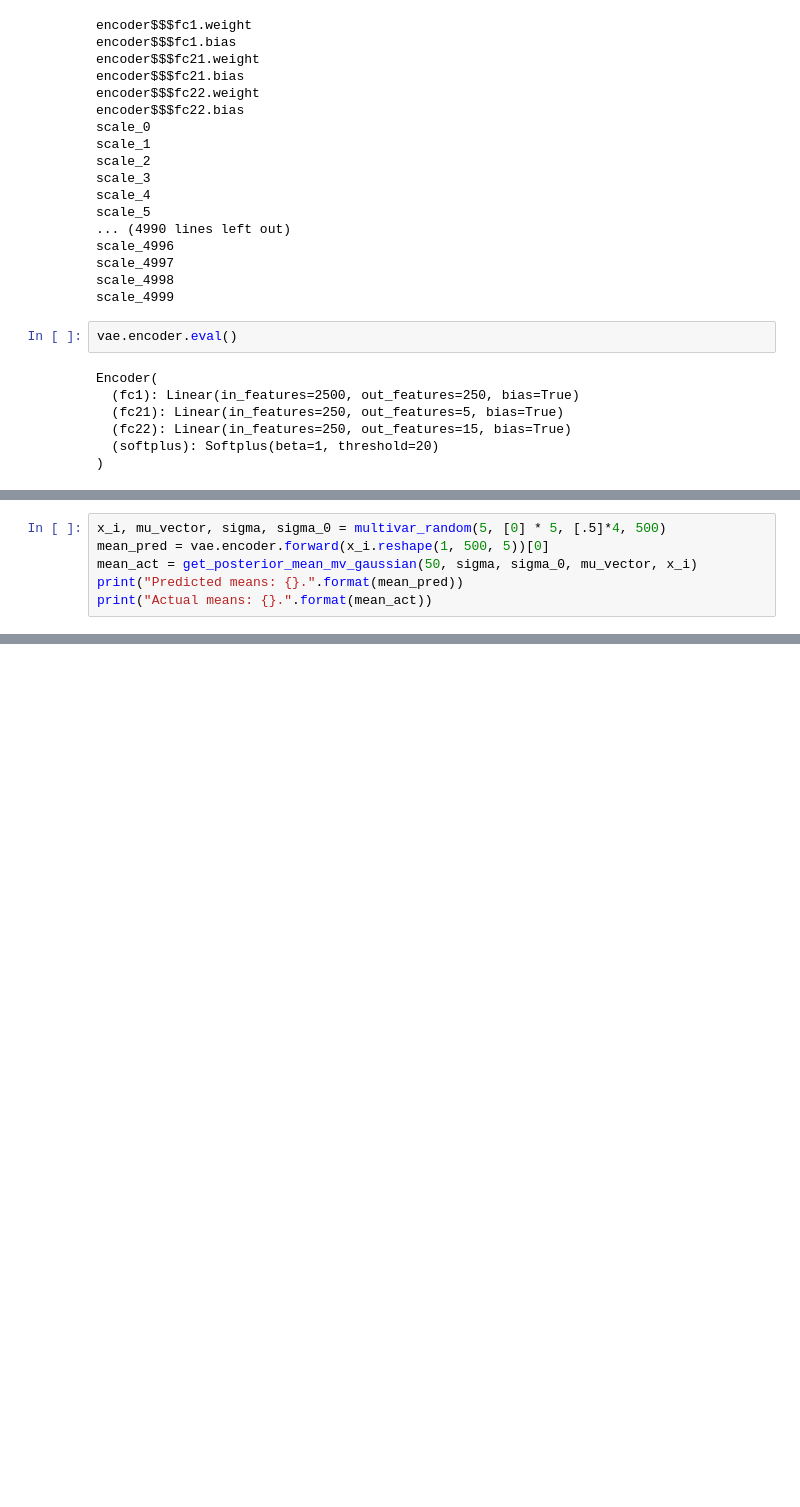
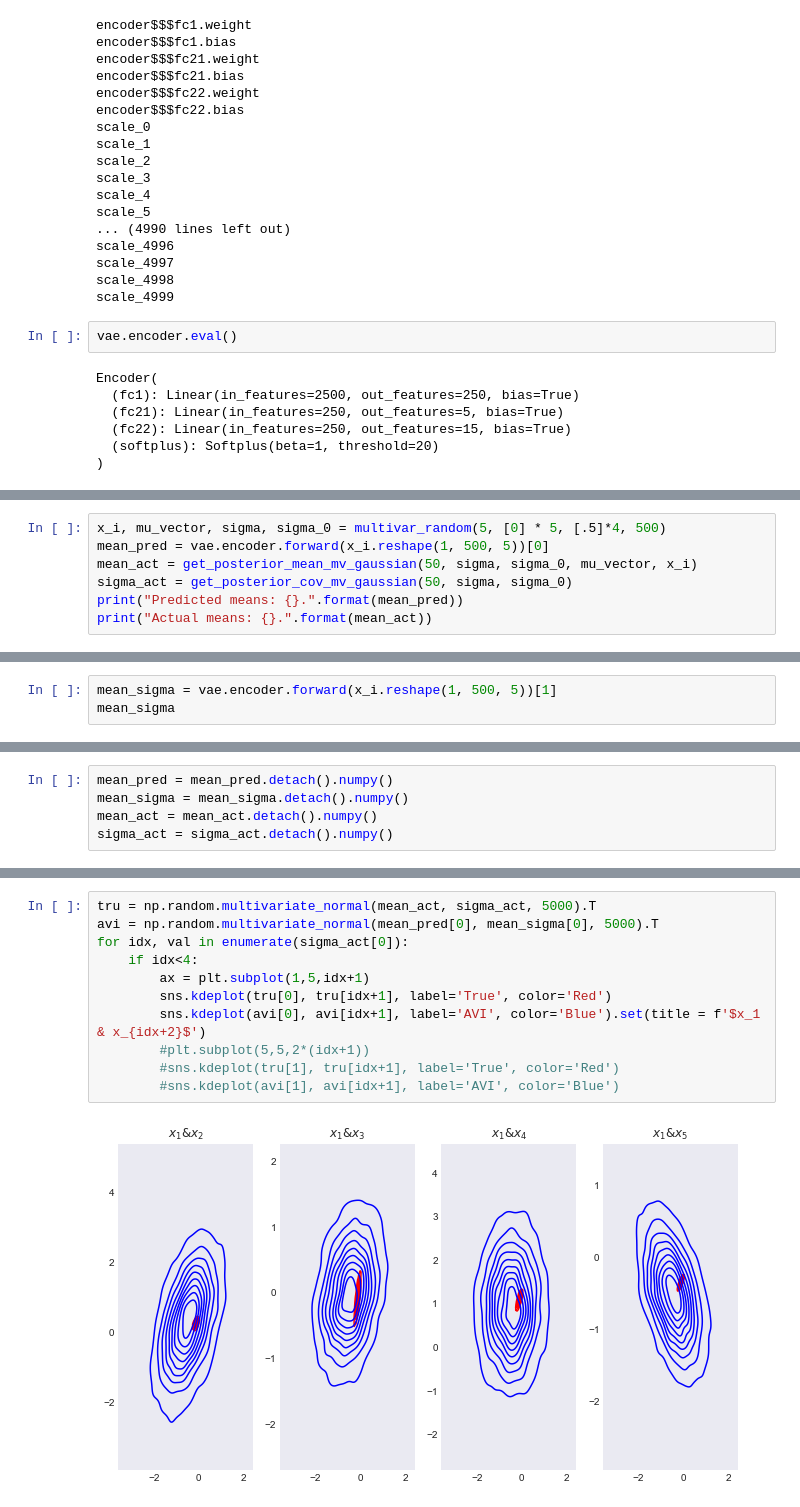
Before and after one commit to kmana1995/BayesianModeling, a Jupyter notebook: AVI(Attempt) + Kyle Changes.ipynb, the cells around one changed output, grey strips where cells are left out. Cells and saved outputs as stored; diff of their text form; blank space fills up the shorter version.

Commit message:
addded plot

```diff
--- a/AVI(Attempt) + Kyle Changes.ipynb
+++ b/AVI(Attempt) + Kyle Changes.ipynb
@@ -309,6 +310,7 @@ Actual means: tensor([1.2603, 0.6317, 0.9386, 1.2214, 0.1818], dtype=torch.float
 x_i, mu_vector, sigma, sigma_0 = multivar_random(5, [0] * 5, [.5]*4, 500)
 mean_pred = vae.encoder.forward(x_i.reshape(1, 500, 5))[0]
 mean_act = get_posterior_mean_mv_gaussian(50, sigma, sigma_0, mu_vector, x_i)
+sigma_act = get_posterior_cov_mv_gaussian(50, sigma, sigma_0)
 print("Predicted means: {}.".format(mean_pred))
 print("Actual means: {}.".format(mean_act))
 # %% [output]
@@ -316,0 +320,3 @@ Actual means: tensor([1.2662, 0.7592, 0.8245, 0.2974, 0.4058], dtype=torch.float
+# %%
+mean_sigma = vae.encoder.forward(x_i.reshape(1, 500, 5))[1]
+mean_sigma
@@ -316,0 +336,5 @@ Actual means: tensor([1.2662, 0.7592, 0.8245, 0.2974, 0.4058], dtype=torch.float
+# %%
+mean_pred = mean_pred.detach().numpy()
+mean_sigma = mean_sigma.detach().numpy()
+mean_act = mean_act.detach().numpy()
+sigma_act = sigma_act.detach().numpy()
@@ -316,0 +352,13 @@ Actual means: tensor([1.2662, 0.7592, 0.8245, 0.2974, 0.4058], dtype=torch.float
+# %%
+tru = np.random.multivariate_normal(mean_act, sigma_act, 5000).T
+avi = np.random.multivariate_normal(mean_pred[0], mean_sigma[0], 5000).T
+for idx, val in enumerate(sigma_act[0]):
+    if idx<4:
+        ax = plt.subplot(1,5,idx+1)
+        sns.kdeplot(tru[0], tru[idx+1], label='True', color='Red')
+        sns.kdeplot(avi[0], avi[idx+1], label='AVI', color='Blue').set(title = f'$x_1 & x_{idx+2}$')
+        #plt.subplot(5,5,2*(idx+1))
+        #sns.kdeplot(tru[1], tru[idx+1], label='True', color='Red')
+        #sns.kdeplot(avi[1], avi[idx+1], label='AVI', color='Blue')
+# %% [output]
+[figure, added]
```
Also changed, not shown: parts of 9 cells of this notebook.
